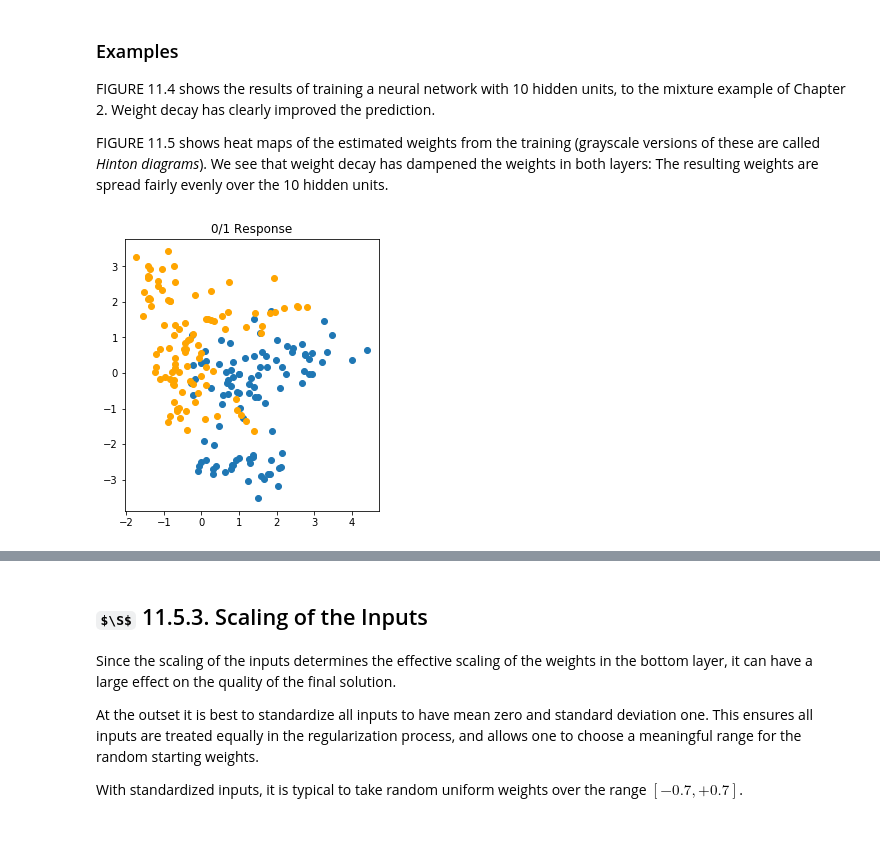
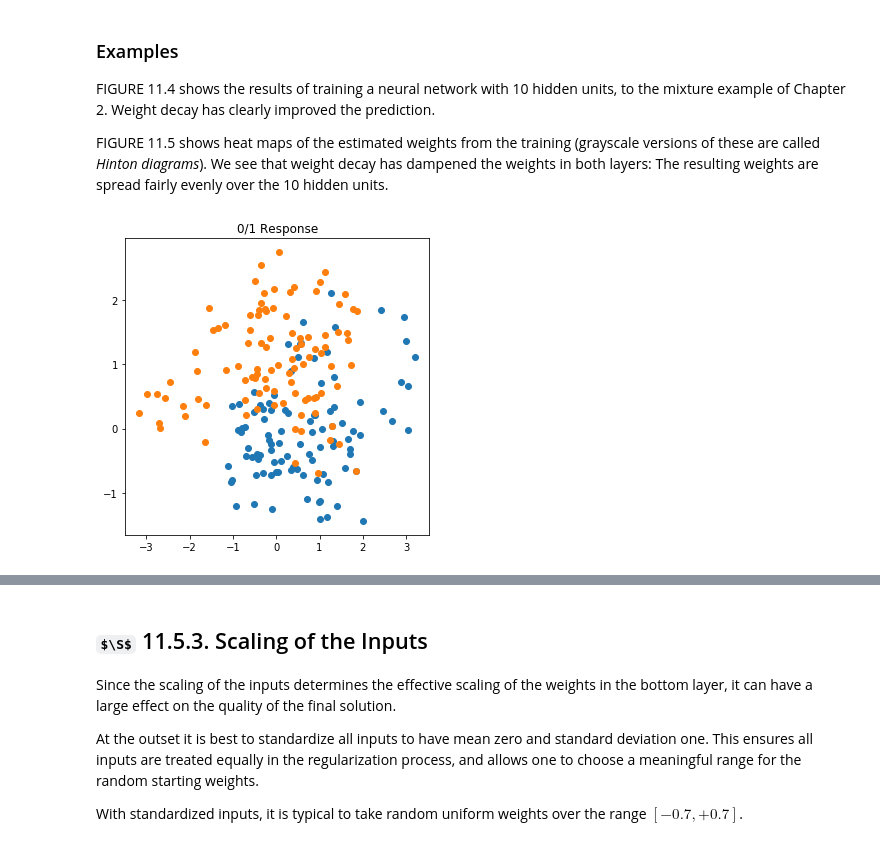
Before and after one commit to dgkim5360/the-elements-of-statistical-learning-notebooks, a Jupyter notebook: chapter11-neural-networks/section05-some-issues-in-training-neural-networks.ipynb, the cells around one changed output, grey strips where cells are left out. Saved outputs shown, nothing was run; the diff lists cells and outputs as text; code cells hidden in the pictures; some formulas as TeX source.

```diff
--- a/chapter11-neural-networks/section05-some-issues-in-training-neural-networks.ipynb
+++ b/chapter11-neural-networks/section05-some-issues-in-training-neural-networks.ipynb
@@ -66,7 +67,7 @@ def generate_data(sample_size:int)->tuple:
     # Parameters for mean distributions
     mean_blue = [1, 0]
     mean_orange = [0, 1]
-    mean_cov = scipy.eye(2)
+    mean_cov = scipy.eye(2)*1.2
     mean_size = 10
 
     # Additional parameters for blue and orange distributions
@@ -98,17 +99,17 @@ def generate_data(sample_size:int)->tuple:
 # %%
 sample_size = 100
 data_x, data_y = generate_data(sample_size)
 
 # Plot
-fig1 = plt.figure(1, figsize=(10, 5))
-ax11 = fig1.add_subplot(1, 2, 1)
+fig1 = plt.figure(1, figsize=(12, 12))
+ax11 = fig1.add_subplot(2, 2, 1)
 
-ax11.plot(data_x[data_y == 0, 0], data_x[data_y == 0, 1], 'o')
-ax11.plot(data_x[data_y == 1, 0], data_x[data_y == 1, 1], 'o', color='orange')
+ax11.plot(data_x[data_y == 0, 0], data_x[data_y == 0, 1], 'o', color='C0')
+ax11.plot(data_x[data_y == 1, 0], data_x[data_y == 1, 1], 'o', color='C1')
 ax11.set_title('0/1 Response')
 plt.show()
 
 plot_x_min, plot_x_max = ax11.get_xlim()
 plot_y_min, plot_y_max = ax11.get_ylim()
 # %% [output]
-[figure, old version]
+[figure, new version]
```
Also changed, not shown: parts of 8 cells of this notebook.
